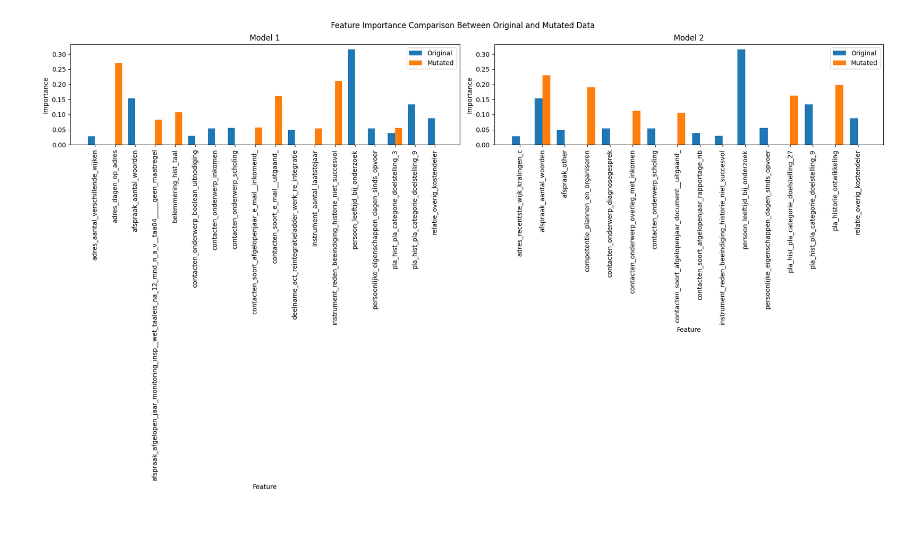
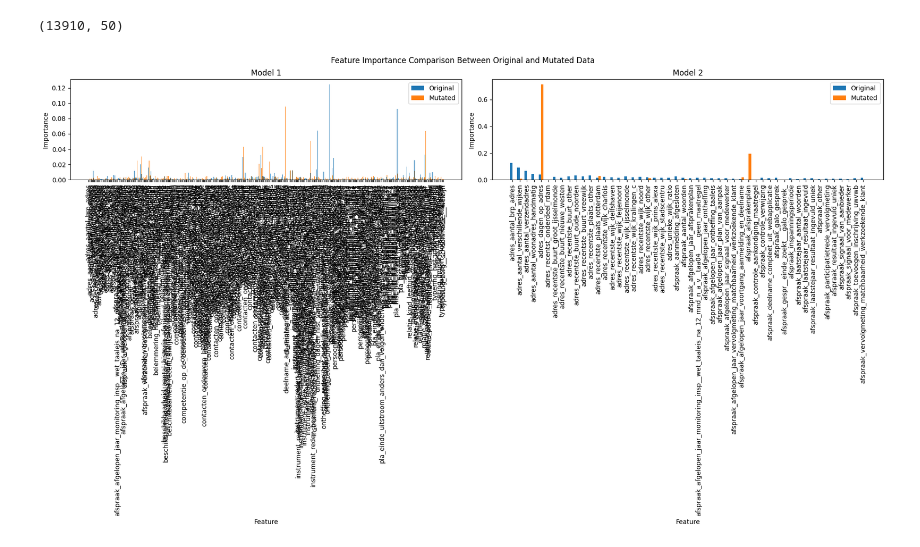
Before and after one commit to danielatoader/AI-validation, a Jupyter notebook: Project/onnx-example-main/stochastic_hill_climber.ipynb, the cells around one changed output. Drawn from its saved outputs; the diff is of its cells as text; code cells hidden in the pictures.

```diff
--- a/Project/onnx-example-main/stochastic_hill_climber.ipynb
+++ b/Project/onnx-example-main/stochastic_hill_climber.ipynb
@@ -16,7 +16,9 @@ data_reduced['checked'].value_counts(normalize=True)
 y = data_reduced['checked']
 X = data_reduced.drop(['checked'], axis=1)
 X = X.astype(np.float32)
-X_train, X_test, y_train, y_test = train_test_split(X, y, test_size=0.2, random_state=42, shuffle=True, stratify=y)
+# X_train, X_test, y_train, y_test = train_test_split(X, y, test_size=0.2, random_state=42, shuffle=True, stratify=y)
+X_test = X
+y_test = y
 # %%
 # Load the model
 from concurrent.futures import ProcessPoolExecutor, as_completed
@@ -131,9 +122,43 @@ with ProcessPoolExecutor() as executor:
+# %%
+from sklearn.ensemble import RandomForestClassifier
+
+
+new_session = rt.InferenceSession("model/model_2.onnx")
+
+clf = RandomForestClassifier(n_estimators=100, random_state=42)
+clf.fit(X_test, y_test)
+
+# Getting feature importances
+feature_importances = clf.feature_importances_
+
+# Converting feature importances into a more readable format
+features = pd.DataFrame({
+    'Feature': X.columns,
+    'Importance': feature_importances
+})
+
+# Sorting features by importance
+features_sorted = features.sort_values(by='Importance', ascending=False)
+
+X_test_subset = X_test_subset[features_sorted.head(50)['Feature']]
+print(X_test_subset.shape)
+
+tasks = []
+for X_test_sample, y_test_sample in zip(X_test_subset.values, y_test_subset.values):
+    tasks.append([task, X_test_sample, y_test_sample])
+
+with ProcessPoolExecutor() as executor:
+    running_tasks = [executor.submit(
+        task[0], task[1], task[2]) for task in tasks]
+    for running_task in as_completed(running_tasks):
+        best_solutions_scores_2.append(running_task.result())
+# %% [output]
+(13910, 50)
 # %%
 from sklearn.tree import DecisionTreeClassifier
 import numpy as np
 import matplotlib.pyplot as plt
 
-# Create subplots with 1 row and 2 columns
 fig, axs = plt.subplots(1, 2)
 
 for i, solutions in enumerate([best_solutions_scores_1, best_solutions_scores_2]):
@@ -157,37 +182,35 @@ for i, solutions in enumerate([best_solutions_scores_1, best_solutions_scores_2]
     indices_to_delete = []
 
     for j in range(len(original_feature_importances) - 1, -1, -1):
         if original_feature_importances[j] == 0 and mutated_feature_importances[j] == 0:
             indices_to_delete.append(j)
 
     original_feature_importances = np.delete(
         original_feature_importances, indices_to_delete)
     mutated_feature_importances = np.delete(
         mutated_feature_importances, indices_to_delete)
 
     label_indices = np.delete(index, indices_to_delete)
-    labels = X_train.columns[label_indices]
+    labels = X_test.columns[label_indices]
 
     index = np.arange(len(original_feature_importances))
 
     axs[i].bar(index, original_feature_importances, bar_width, label='Original')
     axs[i].bar(index + bar_width, mutated_feature_importances,
                bar_width, label='Mutated')
     axs[i].set_xlabel('Feature')
     axs[i].set_ylabel('Importance')
     axs[i].set_title(f'Model {i+1}')
     axs[i].set_xticks(index + bar_width / 2, labels, rotation=90)
     axs[i].legend()
 
 fig.set_size_inches(18.5, 10.5)
 fig.suptitle('Feature Importance Comparison Between Original and Mutated Data')
-# Adjust the spacing between subplots
 plt.tight_layout()
 
-# Show the figures
 plt.show()
 # %% [output]
-[figure, old version]
+[figure, new version]
 # %%
 from tabulate import tabulate
 from sklearn.metrics import accuracy_score, precision_score, recall_score, f1_score, roc_auc_score
```
Also changed, not shown: parts of 2 cells of this notebook, 11 other files.
